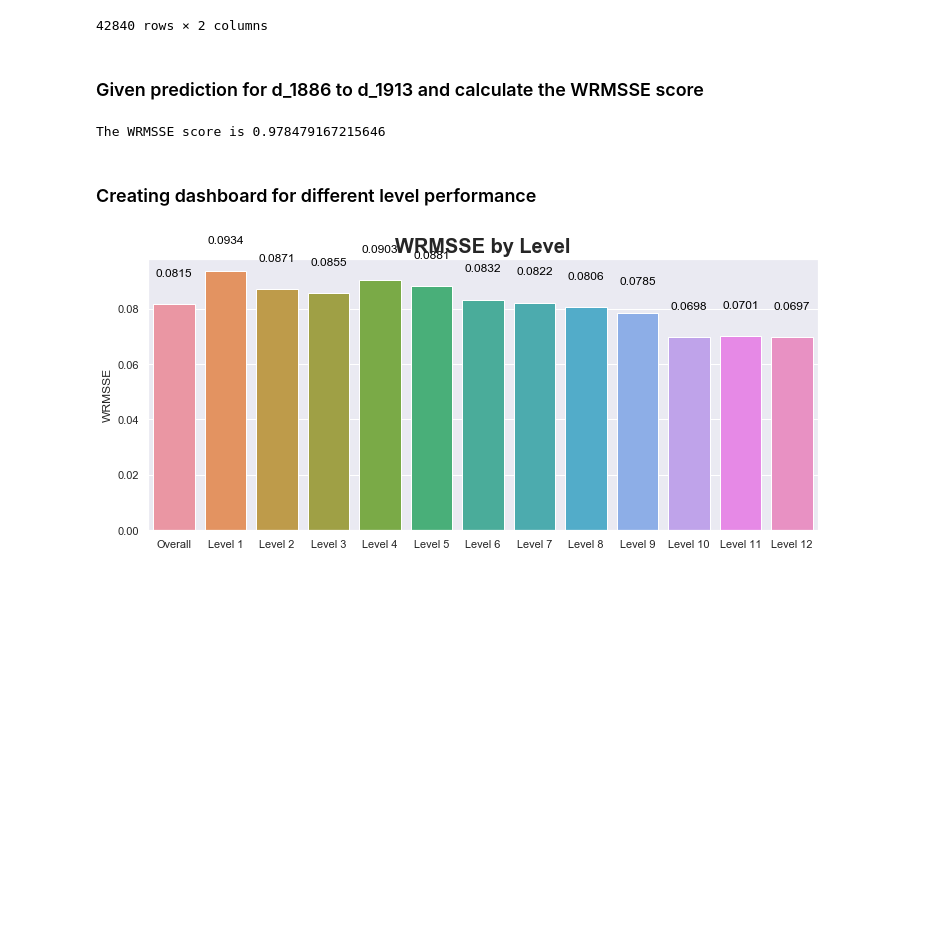
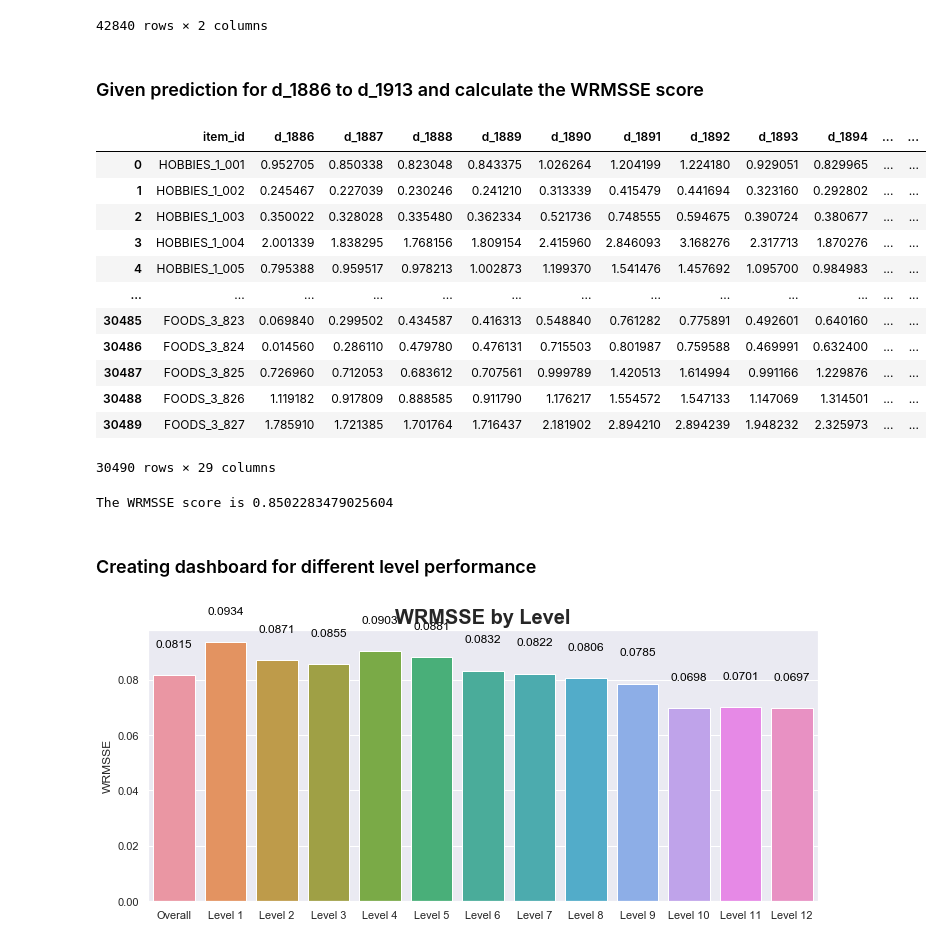
Before and after one commit to kaitaiAndy/M5Competition, a Jupyter notebook: Evaluation_And_Dashboard.ipynb, the cells around one changed output. Cells and saved outputs as stored; diff of their text form; code cells hidden in the pictures; blank space fills up the shorter version.

```diff
--- a/Evaluation_And_Dashboard.ipynb
+++ b/Evaluation_And_Dashboard.ipynb
@@ -45,14 +45,30 @@ evaluator.weights
 42840 rows × 2 columns
 # %% [markdown]
 ### Given prediction for d_1886 to d_1913 and calculate the WRMSSE score
+# %%
+valid_preds
+# %% [output]
+|  | item_id | d_1886 | d_1887 | d_1888 | d_1889 | d_1890 | d_1891 | d_1892 | d_1893 | d_1894 | ... | ... |
+| 0 | HOBBIES_1_001 | 0.952705 | 0.850338 | 0.823048 | 0.843375 | 1.026264 | 1.204199 | 1.224180 | 0.929051 | 0.829965 | ... | ... |
+| 1 | HOBBIES_1_002 | 0.245467 | 0.227039 | 0.230246 | 0.241210 | 0.313339 | 0.415479 | 0.441694 | 0.323160 | 0.292802 | ... | ... |
+| 2 | HOBBIES_1_003 | 0.350022 | 0.328028 | 0.335480 | 0.362334 | 0.521736 | 0.748555 | 0.594675 | 0.390724 | 0.380677 | ... | ... |
+| 3 | HOBBIES_1_004 | 2.001339 | 1.838295 | 1.768156 | 1.809154 | 2.415960 | 2.846093 | 3.168276 | 2.317713 | 1.870276 | ... | ... |
+| 4 | HOBBIES_1_005 | 0.795388 | 0.959517 | 0.978213 | 1.002873 | 1.199370 | 1.541476 | 1.457692 | 1.095700 | 0.984983 | ... | ... |
+| ... | ... | ... | ... | ... | ... | ... | ... | ... | ... | ... | ... | ... |
+| 30485 | FOODS_3_823 | 0.069840 | 0.299502 | 0.434587 | 0.416313 | 0.548840 | 0.761282 | 0.775891 | 0.492601 | 0.640160 | ... | ... |
+| 30486 | FOODS_3_824 | 0.014560 | 0.286110 | 0.479780 | 0.476131 | 0.715503 | 0.801987 | 0.759588 | 0.469991 | 0.632400 | ... | ... |
+| 30487 | FOODS_3_825 | 0.726960 | 0.712053 | 0.683612 | 0.707561 | 0.999789 | 1.420513 | 1.614994 | 0.991166 | 1.229876 | ... | ... |
+| 30488 | FOODS_3_826 | 1.119182 | 0.917809 | 0.888585 | 0.911790 | 1.176217 | 1.554572 | 1.547133 | 1.147069 | 1.314501 | ... | ... |
+| 30489 | FOODS_3_827 | 1.785910 | 1.721385 | 1.701764 | 1.716437 | 2.181902 | 2.894210 | 2.894239 | 1.948232 | 2.325973 | ... | ... |
+30490 rows × 29 columns
 # %%
 # Suppose given all zero predictions
 # valid_preds = np.zeros(shape = valid_fold_df.shape)
-valid_preds = pd.read_csv('../m5-forecasting-accuracy/submission_valid.csv')
+valid_preds = pd.read_csv('../m5-forecasting-accuracy/submission_valid_new.csv')
 preds = valid_preds.iloc[:, 1:].to_numpy()
 print("The WRMSSE score is {}".format(evaluator.score(preds)))
 # %% [output]
-The WRMSSE score is 0.978479167215646
+The WRMSSE score is 0.8502283479025604
 # %% [markdown]
 ### Creating dashboard for different level performance
 # %%
```
Also changed, not shown: parts of 3 cells of this notebook.
